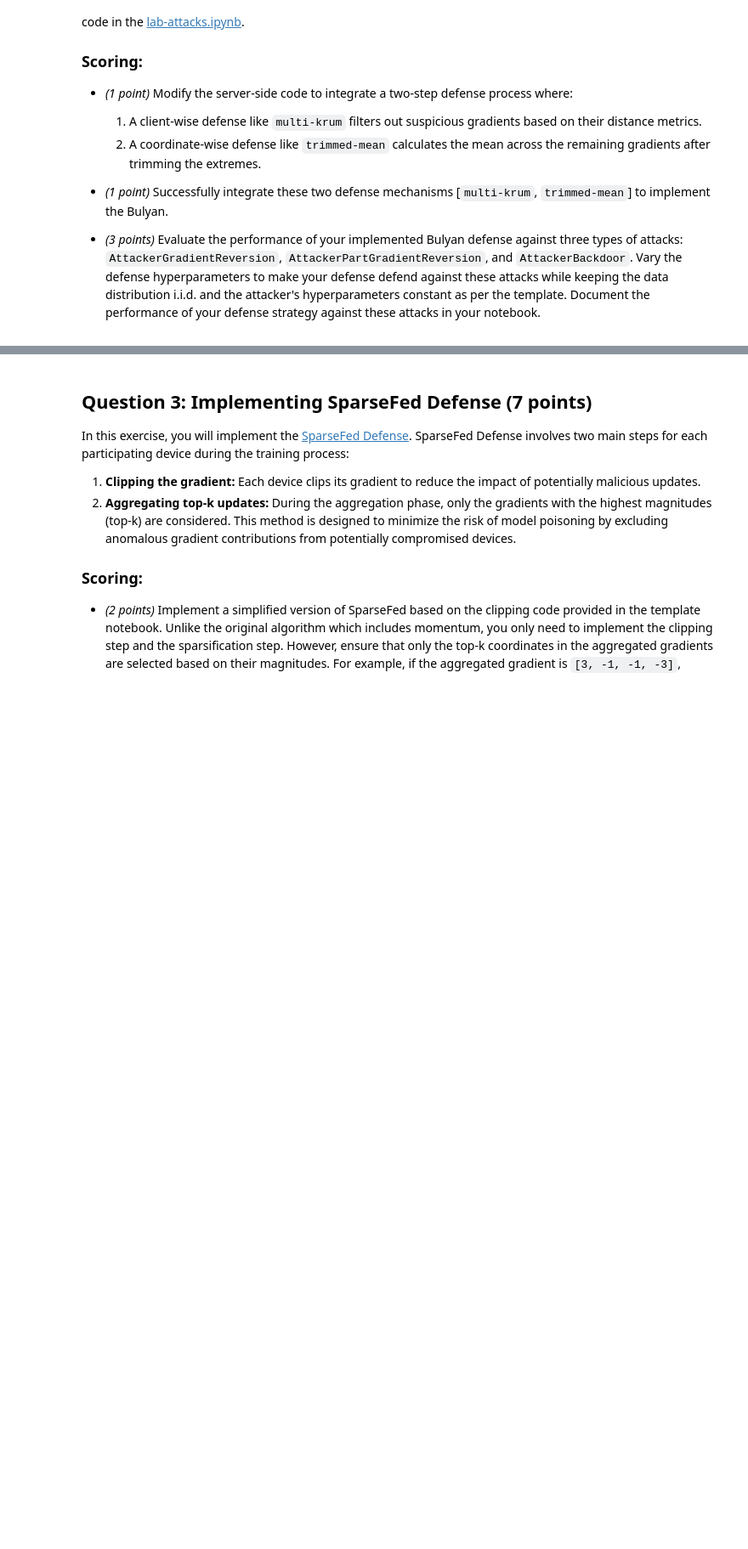
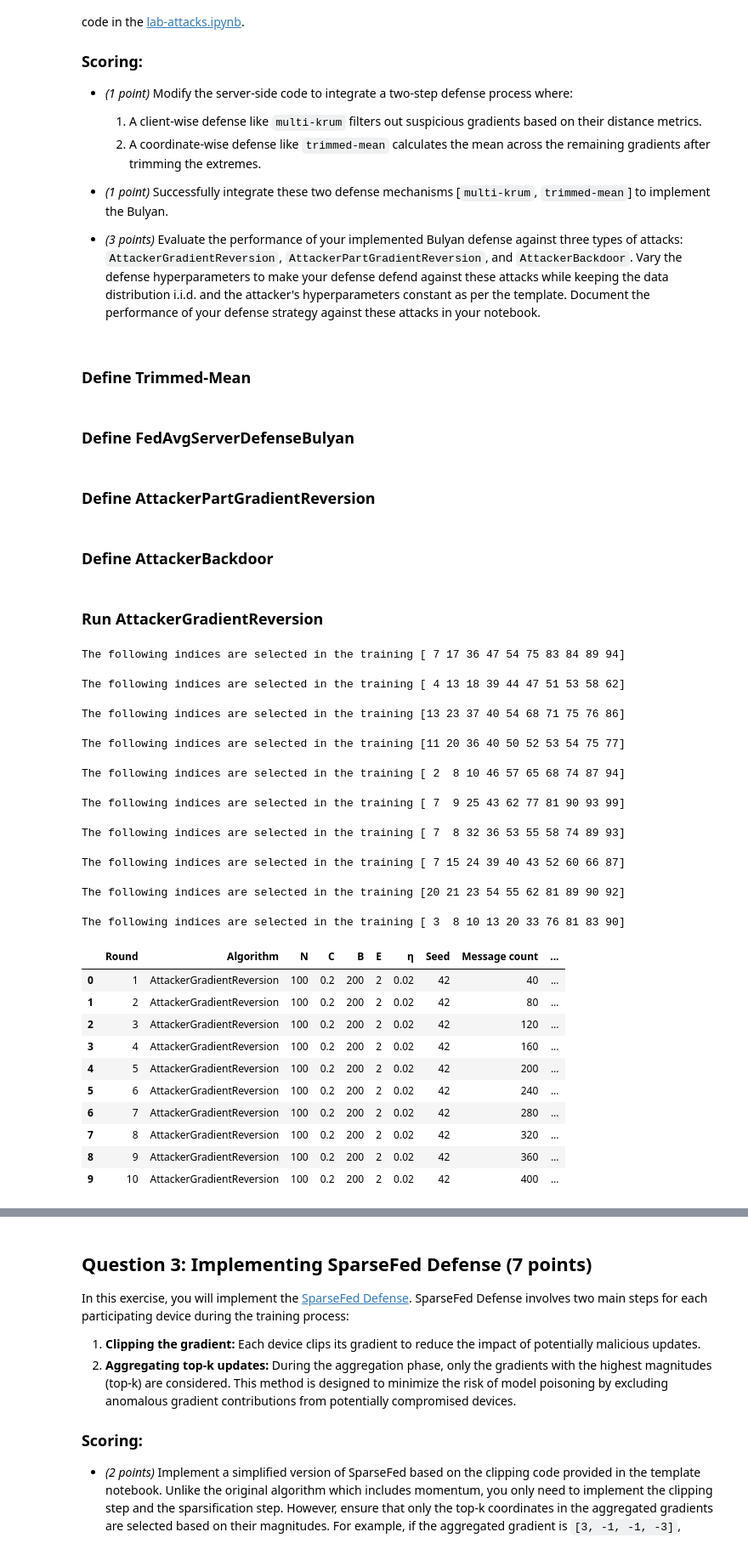
Before and after one commit to soizhiwen/ddls-lab, a Jupyter notebook: lab/hw-attacks.ipynb, the cells around one changed output, grey strips where cells are left out. Shown at 85% size. Saved outputs shown, nothing was run; the diff lists cells and outputs as text; code cells hidden in the pictures; blank space fills up the shorter version.

```diff
--- a/lab/hw-attacks.ipynb
+++ b/lab/hw-attacks.ipynb
@@ -759,6 +804,8 @@ TODO
 
 - _(1 point)_ Successfully integrate these two defense mechanisms [`multi-krum`, `trimmed-mean`] to implement the Bulyan.
 - _(3 points)_ Evaluate the performance of your implemented Bulyan defense against three types of attacks: `AttackerGradientReversion`, `AttackerPartGradientReversion`, and `AttackerBackdoor`. Vary the defense hyperparameters to make your defense defend against these attacks while keeping the data distribution i.i.d. and the attacker's hyperparameters constant as per the template. Document the performance of your defense strategy against these attacks in your notebook.
+# %% [markdown]
+### Define Trimmed-Mean
 # %%
 def tr_mean(all_updates, beta=0.4):
     # 'n_attackers' is the number of top and bottom values to exclude from the mean calculation.
@@ -783,3 +830,5 @@ def tr_mean(all_updates, beta=0.4):
         trimmed_mean_gradients.append(mean_gradient * 20)
 
     return trimmed_mean_gradients
+# %% [markdown]
+### Define FedAvgServerDefenseBulyan
@@ -785,0 +963,2 @@ def tr_mean(all_updates, beta=0.4):
+# %% [markdown]
+### Define AttackerPartGradientReversion
@@ -785,0 +998,2 @@ def tr_mean(all_updates, beta=0.4):
+# %% [markdown]
+### Define AttackerBackdoor
@@ -785,0 +1188,57 @@ def tr_mean(all_updates, beta=0.4):
+# %% [markdown]
+### Run AttackerGradientReversion
+# %%
+fedavg_server = FedAvgServerDefenseBulyan(
+    0.02,
+    200,
+    sample_split_iid,
+    0.2,
+    2,
+    42,
+    "AttackerGradientReversion",
+    def_multi_krum=multi_krum,
+    def_tr_mean=tr_mean,
+    k=10,
+    n=25,
+    m=4,
+    beta=0.2,
+)
+clients = fedavg_server.clients
+# Number of clients to be made malicious with gradient reversion
+num_malicious = int(0.20 * len(clients))  # For example, 20%
+# Randomly select indices for the clients to undergo gradient inversion attack
+malicious_indices = np.random.choice(len(clients), num_malicious, replace=False)
+
+# Replace the selected clients with instances of AttackerGradientInversion
+for idx in malicious_indices:
+    client_data = clients[idx].loader_train.dataset
+    lr = clients[idx].optimizer.param_groups[0]["lr"]
+    batch_size = clients[idx].loader_train.batch_size
+    nr_epochs = clients[idx].nr_epochs
+    clients[idx] = AttackerGradientReversion(client_data, lr, batch_size, nr_epochs)
+
+result_fedavg = fedavg_server.run(10)
+fedavg_df_AttackerGradientReversion = result_fedavg.as_df()
+fedavg_df_AttackerGradientReversion
+# %% [output]
+The following indices are selected in the training [ 7 17 36 47 54 75 83 84 89 94]
+The following indices are selected in the training [ 4 13 18 39 44 47 51 53 58 62]
+The following indices are selected in the training [13 23 37 40 54 68 71 75 76 86]
+The following indices are selected in the training [11 20 36 40 50 52 53 54 75 77]
+The following indices are selected in the training [ 2  8 10 46 57 65 68 74 87 94]
+The following indices are selected in the training [ 7  9 25 43 62 77 81 90 93 99]
+The following indices are selected in the training [ 7  8 32 36 53 55 58 74 89 93]
+The following indices are selected in the training [ 7 15 24 39 40 43 52 60 66 87]
+The following indices are selected in the training [20 21 23 54 55 62 81 89 90 92]
+The following indices are selected in the training [ 3  8 10 13 20 33 76 81 83 90]
+|  | Round | Algorithm | N | C | B | E | η | Seed | Message count | ... |
+| 0 | 1 | AttackerGradientReversion | 100 | 0.2 | 200 | 2 | 0.02 | 42 | 40 | ... |
+| 1 | 2 | AttackerGradientReversion | 100 | 0.2 | 200 | 2 | 0.02 | 42 | 80 | ... |
+| 2 | 3 | AttackerGradientReversion | 100 | 0.2 | 200 | 2 | 0.02 | 42 | 120 | ... |
+| 3 | 4 | AttackerGradientReversion | 100 | 0.2 | 200 | 2 | 0.02 | 42 | 160 | ... |
+| 4 | 5 | AttackerGradientReversion | 100 | 0.2 | 200 | 2 | 0.02 | 42 | 200 | ... |
+| 5 | 6 | AttackerGradientReversion | 100 | 0.2 | 200 | 2 | 0.02 | 42 | 240 | ... |
+| 6 | 7 | AttackerGradientReversion | 100 | 0.2 | 200 | 2 | 0.02 | 42 | 280 | ... |
+| 7 | 8 | AttackerGradientReversion | 100 | 0.2 | 200 | 2 | 0.02 | 42 | 320 | ... |
+| 8 | 9 | AttackerGradientReversion | 100 | 0.2 | 200 | 2 | 0.02 | 42 | 360 | ... |
+| 9 | 10 | AttackerGradientReversion | 100 | 0.2 | 200 | 2 | 0.02 | 42 | 400 | ... |
```
Also changed, not shown: parts of 22 cells of this notebook.
